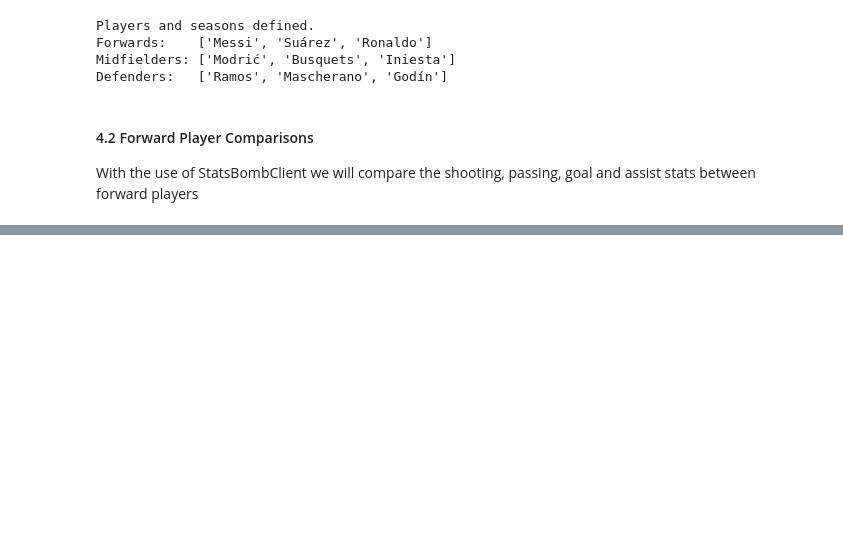
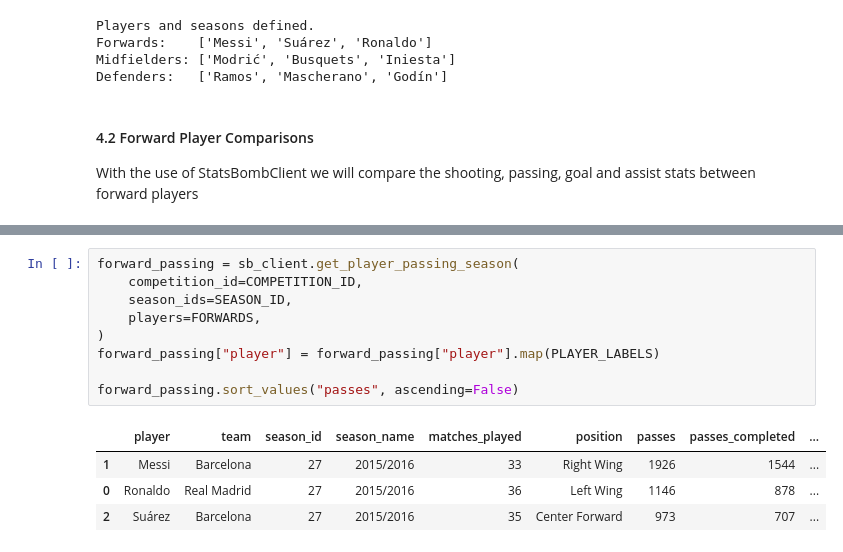
Before and after one commit to leventdusunceli/football_analytics, a Jupyter notebook: notebooks/football_analytics_demo.ipynb, the cells around one changed output, grey strips where cells are left out. Saved outputs shown, nothing was run; the diff lists cells and outputs as text; blank space fills up the shorter version.

```diff
--- a/notebooks/football_analytics_demo.ipynb
+++ b/notebooks/football_analytics_demo.ipynb
@@ -398,0 +452,14 @@ ConnectionError: HTTPSConnectionPool(host='raw.githubusercontent.com', port=443)
+# %%
+forward_passing = sb_client.get_player_passing_season(
+    competition_id=COMPETITION_ID,
+    season_ids=SEASON_ID,
+    players=FORWARDS,
+)
+forward_passing["player"] = forward_passing["player"].map(PLAYER_LABELS)
+
+forward_passing.sort_values("passes", ascending=False)
+# %% [output]
+|  | player | team | season_id | season_name | matches_played | position | passes | passes_completed | ... |
+| 1 | Messi | Barcelona | 27 | 2015/2016 | 33 | Right Wing | 1926 | 1544 | ... |
+| 0 | Ronaldo | Real Madrid | 27 | 2015/2016 | 36 | Left Wing | 1146 | 878 | ... |
+| 2 | Suárez | Barcelona | 27 | 2015/2016 | 35 | Center Forward | 973 | 707 | ... |
```
Also changed, not shown: parts of 10 cells of this notebook.
